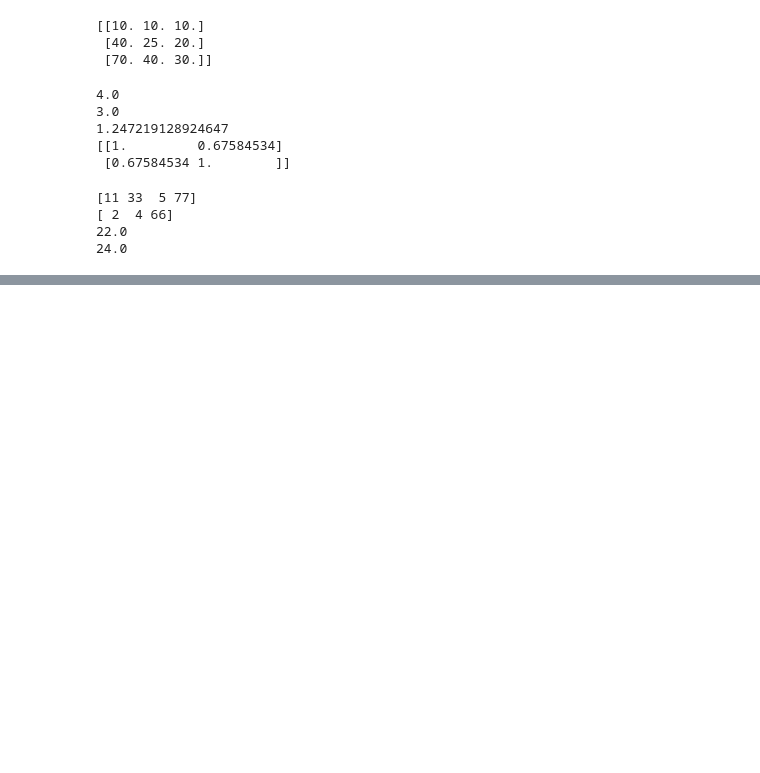
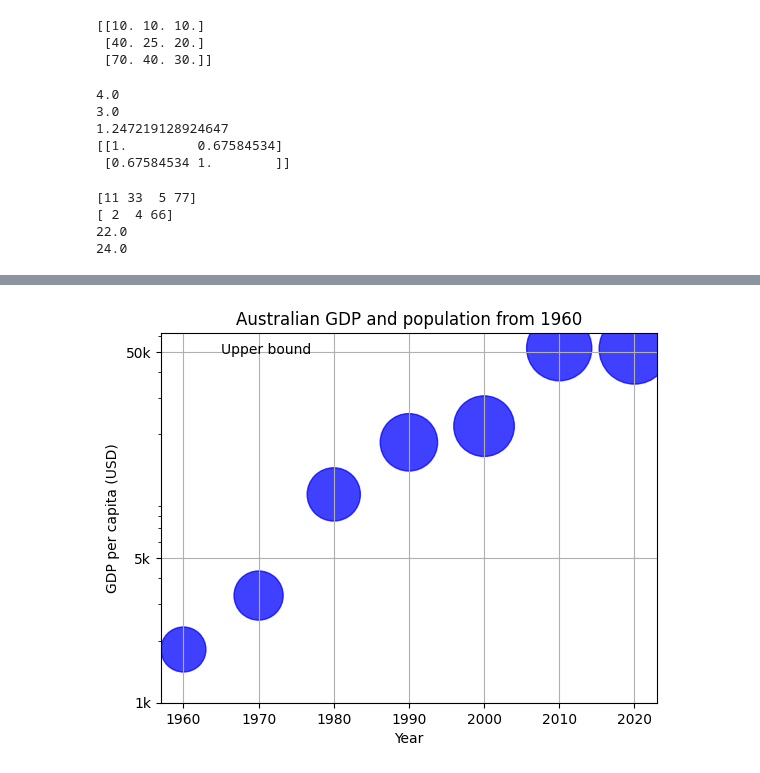
Before and after one commit to datamesse/python-studies, a Jupyter notebook: Data Camp/Notes.ipynb, the cells around one changed output, grey strips where cells are left out. Drawn from its saved outputs; the diff is of its cells as text; code cells hidden in the pictures; blank space fills up the shorter version.

```diff
--- a/Data Camp/Notes.ipynb
+++ b/Data Camp/Notes.ipynb
@@ -470,0 +496,31 @@ plt.show()
+# %%
+# CUSTOMISATION
+# .scatter() takes s argument =  for circle size
+# .scatter() takes dictionary argument c =  for colour
+# .scatter() takes argument alpha =   for opacity (0 = transparent, 1 = visible)
+# .text() annotates the plot .text(x-axis value, y-axis value, text)
+# .grid(True) displays grid
+
+import matplotlib.pyplot as plt
+import numpy as np
+
+year = [1960, 1970, 1980, 1990, 2000, 2010, 2020]
+australia_population_millions = [10.48, 12.51, 14.69, 17.07, 19.03, 22.03, 25.69]
+australia_gdppcapita_usd = [1810.51, 3304.68, 10208.58, 18249.71, 21853.78, 52134.31, 51720.37]
+century = ['20th', '20th', '20th', '20th', '20th', '21st', '21st']
+
+spot_size = np.array(australia_population_millions) * 100
+
+plt.scatter(year, australia_gdppcapita_usd, s = spot_size,  c = 'blue', alpha = 0.75)
+
+plt.yscale('log') # check to see if needs to be removed
+plt.xlabel('Year')
+plt.ylabel('GDP per capita (USD)')
+plt.title('Australian GDP and population from 1960')
+plt.yticks([1000, 5000, 50000],['1k', '5k', '50k'])
+plt.grid(True)
+plt.text(1965, 49000, 'Upper bound')
+
+plt.show()
+# %% [output]
+[figure, added]
```
Also changed, not shown: parts of 7 cells of this notebook.
